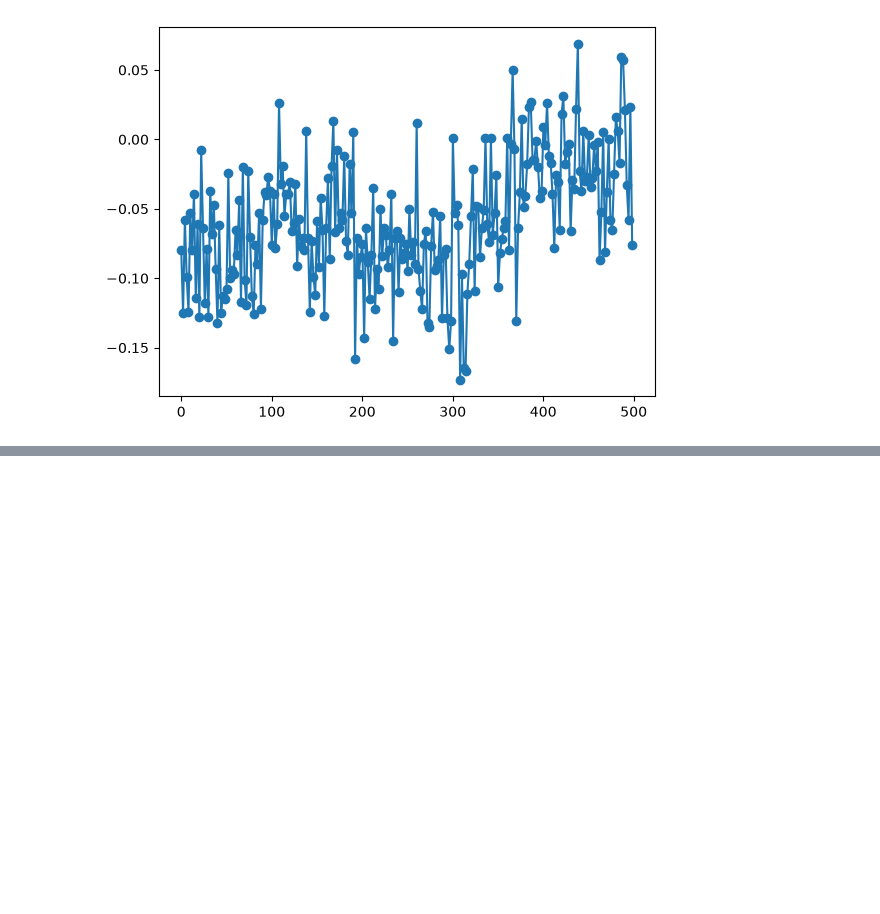
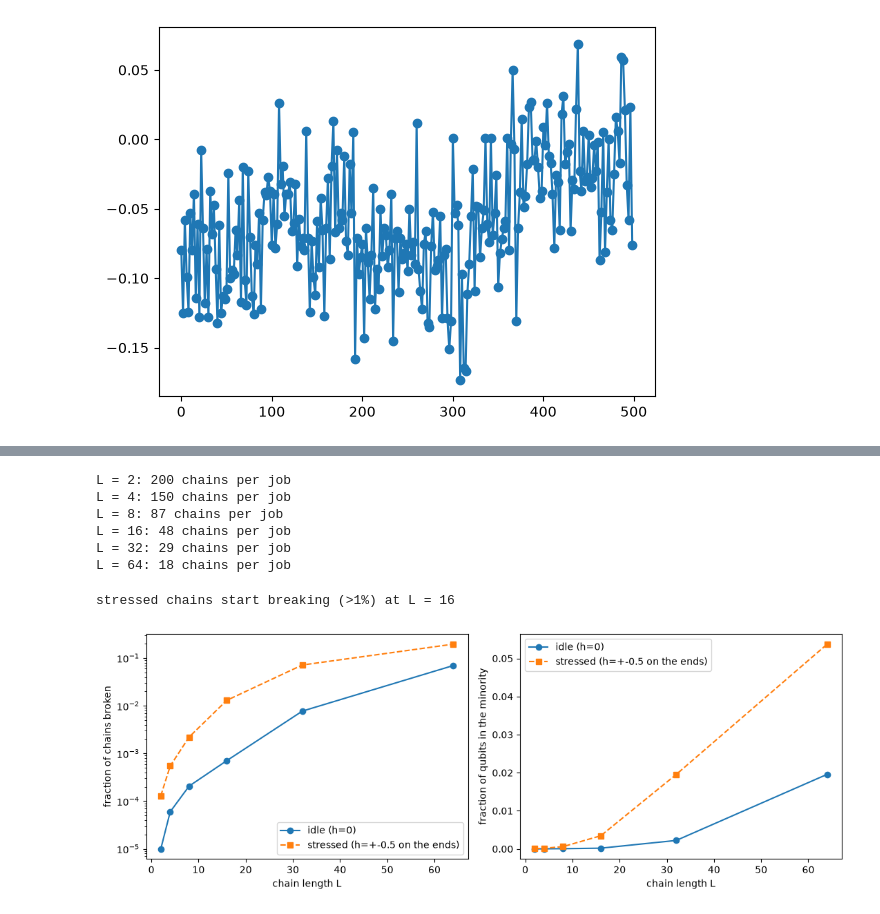
Before and after one commit to manavbabel/benchmarking-annealing, a Jupyter notebook: benchmarking_v3.ipynb, the cells around one changed output, grey strips where cells are left out. Saved outputs shown, nothing was run; the diff lists cells and outputs as text; code cells hidden in the pictures; blank space fills up the shorter version.

```diff
--- a/benchmarking_v3.ipynb
+++ b/benchmarking_v3.ipynb
@@ -290,0 +496,56 @@ plt.plot(times, spins, 'o-')
+# %%
+# run: every length, idle and stressed, one job each
+NUM_ANNEALS = 1000
+LENGTHS = [2, 4, 8, 16, 32, 64]
+CHAINS_PER_JOB = 200
+J_CHAIN = -1.0
+STRESS = 0.5   # must be < abs(J_CHAIN), else breaking is degenerate with staying intact
+
+chain_results = {}   # (L, stressed) -> (chains, sampleset)
+with DWaveSampler(solver=SOLVER) as sampler:
+    for L in LENGTHS:
+        chains = native_chains(G, L, CHAINS_PER_JOB)
+        J = {(c[i], c[i + 1]): J_CHAIN for c in chains for i in range(L - 1)}
+        for stressed in (False, True):
+            # tug-of-war: opposite biases on the two ends of every chain
+            h = {q: bias for c in chains for q, bias in ((c[0], +STRESS), (c[-1], -STRESS))} if stressed else {}
+            res = sampler.sample_ising(h, J, num_reads=NUM_ANNEALS, auto_scale=False,
+                                       label=f"chains L={L} stressed={stressed}")
+            chain_results[(L, stressed)] = (chains, res)
+        print(f"L = {L}: {len(chains)} chains per job")
+# %% [output]
+L = 2: 200 chains per job
+L = 4: 150 chains per job
+L = 8: 87 chains per job
+L = 16: 48 chains per job
+L = 32: 29 chains per job
+L = 64: 18 chains per job
+# %%
+# analyse: how often chains break, and how badly
+break_rate, severity = {}, {}
+for (L, stressed), (chains, res) in chain_results.items():
+    idx = {v: i for i, v in enumerate(res.variables)}
+    spins = np.stack([res.record.sample[:, [idx[q] for q in c]] for c in chains])   # (chains, reads, L)
+    broken = (spins != spins[..., :1]).any(axis=2)                                  # any qubit out of line
+    minority = np.minimum((spins == 1).sum(axis=2), (spins == -1).sum(axis=2)) / L  # how badly
+    weights = np.broadcast_to(res.record.num_occurrences, broken.shape)
+    break_rate[(L, stressed)] = np.average(broken, weights=weights)
+    severity[(L, stressed)] = np.average(minority, weights=weights)
+
+onset = [L for L in LENGTHS if break_rate[(L, True)] > 0.01]
+print(f"stressed chains start breaking (>1%) at L = {onset[0] if onset else 'never in this range'}")
+
+fig, (ax1, ax2) = plt.subplots(1, 2, figsize=(11, 4))
+for stressed, style in ((False, 'o-'), (True, 's--')):
+    label = f'stressed (h=+-{STRESS} on the ends)' if stressed else 'idle (h=0)'
+    ax1.semilogy(LENGTHS, [max(break_rate[(L, stressed)], 1e-5) for L in LENGTHS], style, label=label)
+    ax2.plot(LENGTHS, [severity[(L, stressed)] for L in LENGTHS], style, label=label)
+ax1.set(xlabel='chain length L', ylabel='fraction of chains broken')
+ax2.set(xlabel='chain length L', ylabel='fraction of qubits in the minority')
+ax1.legend()
+ax2.legend()
+fig.tight_layout()
+plt.show()
+# %% [output]
+stressed chains start breaking (>1%) at L = 16
+[figure, added]
```
Also changed, not shown: parts of 10 cells of this notebook, 2 other files.
